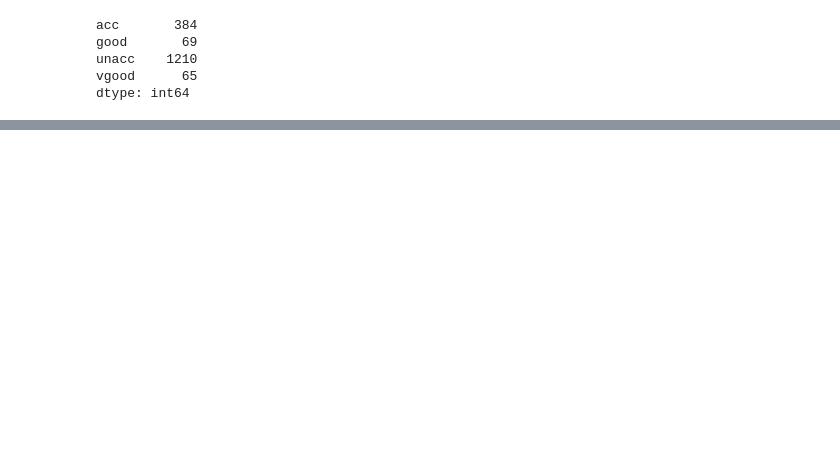
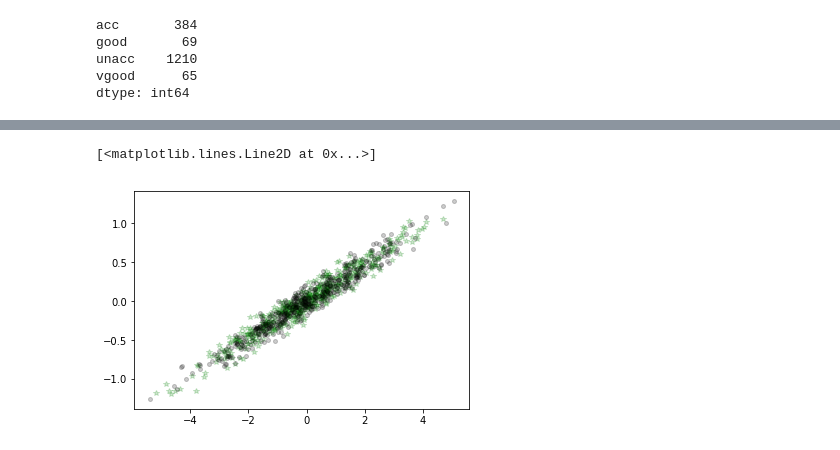
Before and after one commit to Queie/TensorFlow, a Jupyter notebook: Web/03.Supervised.ipynb, the cells around one changed output, grey strips where cells are left out. Cells and saved outputs as stored; diff of their text form; code cells hidden in the pictures; blank space fills up the shorter version.

```diff
--- a/Web/03.Supervised.ipynb
+++ b/Web/03.Supervised.ipynb
@@ -390,0 +487,18 @@ https://www.youtube.com/watch?v=O1U2NWaSYn4
+# %%
+# https://stackoverflow.com/questions/44600488/
+# draw-multivariate-gaussian-distribution-samples-using-python-numpy-random-randn
+%matplotlib inline
+import matplotlib.pyplot as plt
+import numpy as np
+
+n_samples = 500    # Number of samples per component
+np.random.seed(0)  # Generate random sample, two components
+C = np.array([[0., -0.1], [1.7, .4]])
+
+X1 = np.dot(np.random.randn(n_samples, 2), C)
+X2 = np.random.multivariate_normal([0, 0], C.T.dot(C), n_samples)
+plt.plot(X1[:,0], X1[:,1], 'g*', alpha=0.2)
+plt.plot(X2[:,0], X2[:,1], 'ko', alpha=0.2, ms=4)
+# %% [output]
+[<matplotlib.lines.Line2D at 0x...>]
+[figure, added]
```
Also changed, not shown: parts of 58 cells of this notebook.
